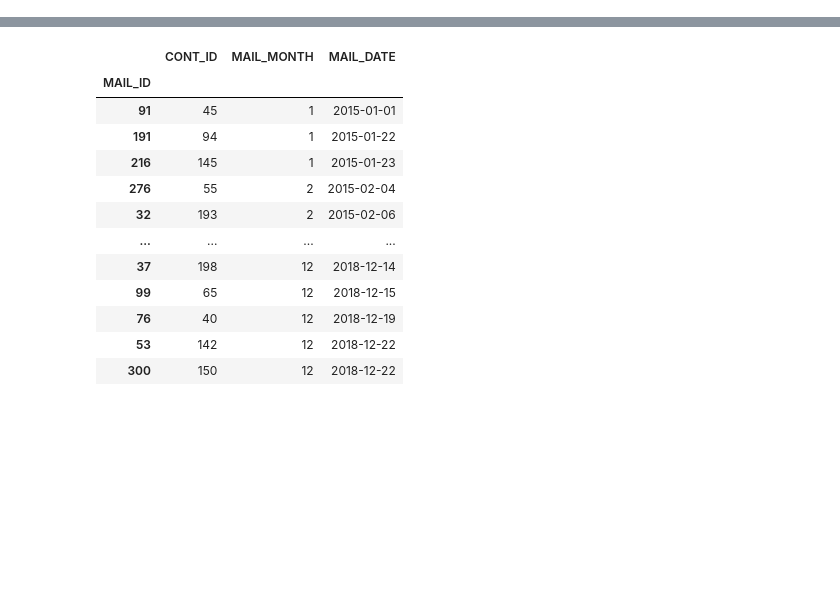
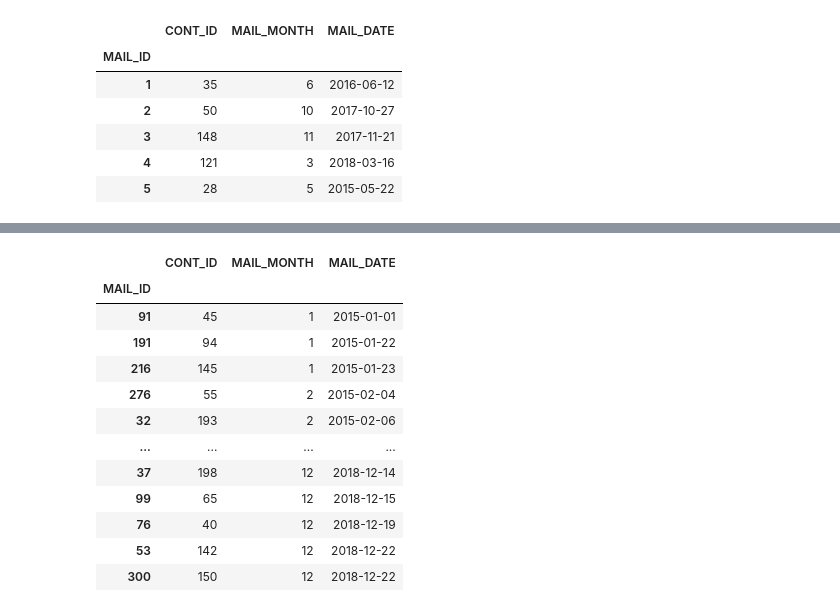
Before and after one commit to oyuka1112/oyuka1112, a Jupyter notebook: dataset1.ipynb, the cells around one changed output, grey strips where cells are left out. Cells and saved outputs as stored; diff of their text form; code cells hidden in the pictures; blank space fills up the shorter version.

```diff
--- a/dataset1.ipynb
+++ b/dataset1.ipynb
@@ -11,0 +22,10 @@ responses= pd.read_excel(r'Df_responses.xlsx').set_index("RESPONSE_ID")
+# %%
+mails.head()
+# %% [output]
+|  | CONT_ID | MAIL_MONTH | MAIL_DATE |
+| MAIL_ID |  |  |  |
+| 1 | 35 | 6 | 2016-06-12 |
+| 2 | 50 | 10 | 2017-10-27 |
+| 3 | 148 | 11 | 2017-11-21 |
+| 4 | 121 | 3 | 2018-03-16 |
+| 5 | 28 | 5 | 2015-05-22 |
```
Also changed, not shown: parts of 8 cells of this notebook.
